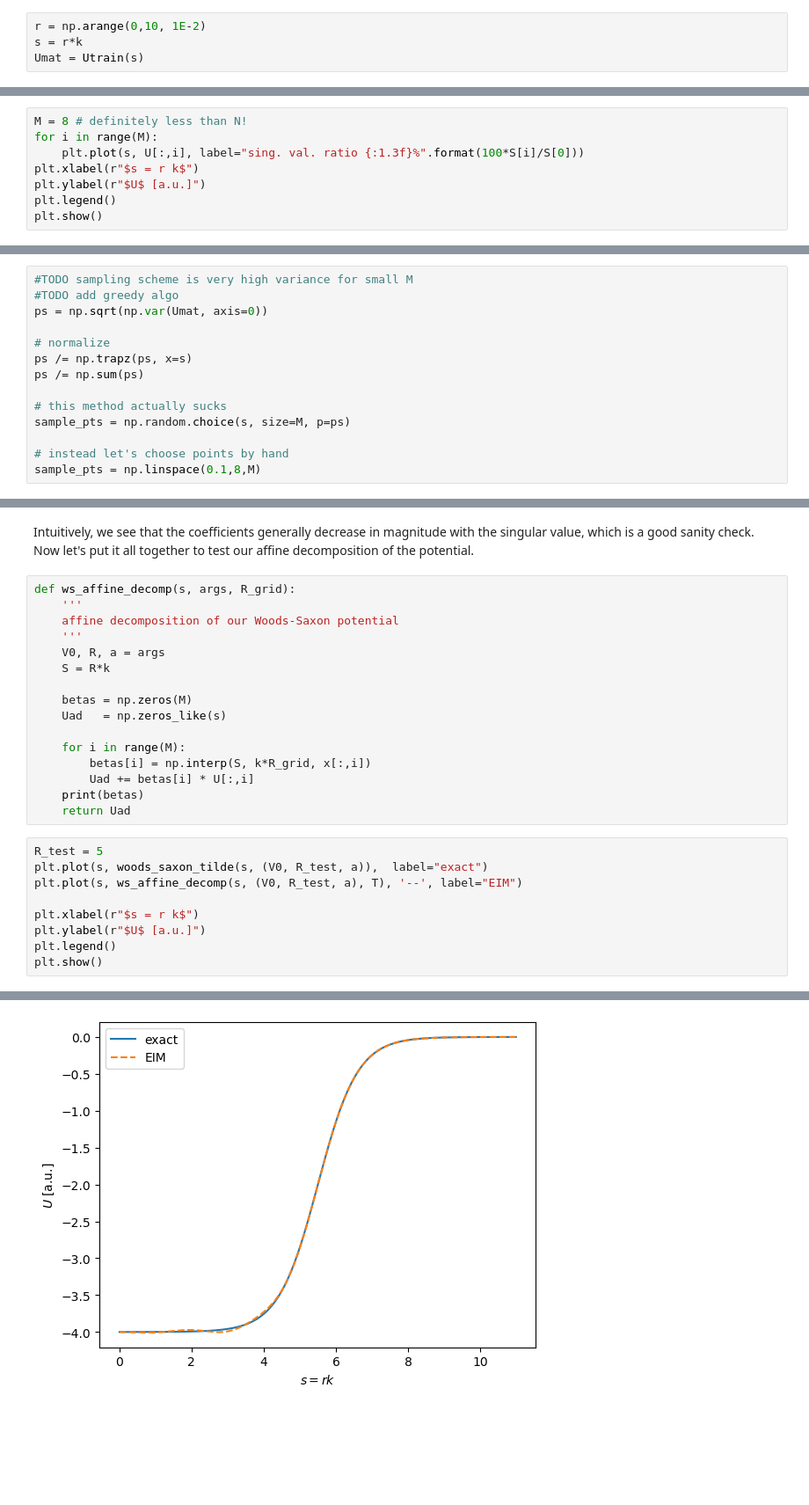
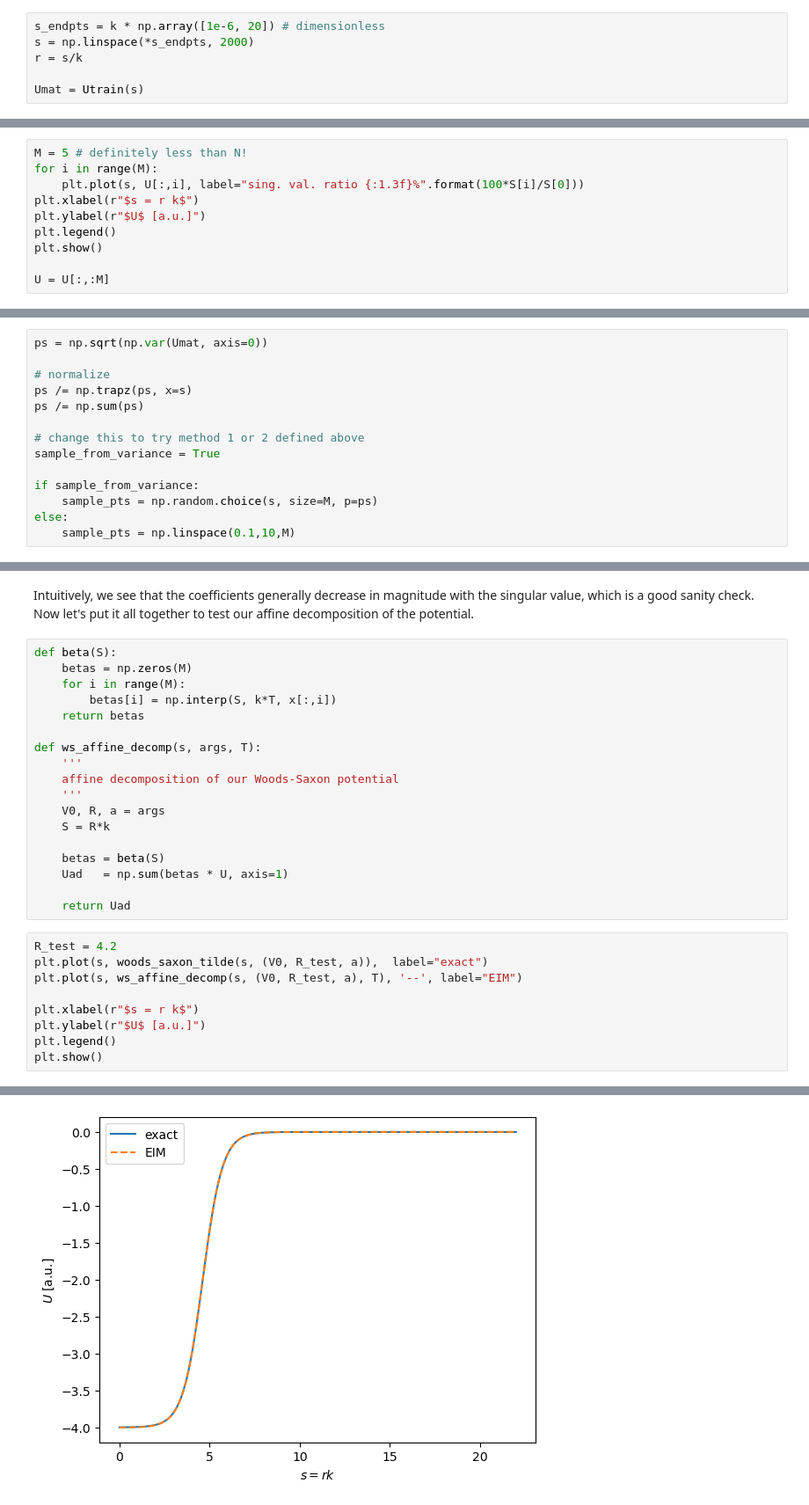
Before and after one commit to ascsn/nuclear-dimensionality-reduction-book, a Jupyter notebook: nuclear-rbm/scattering/eim.ipynb, the cells around one changed output, grey strips where cells are left out. Shown at 88% size. Drawn from its saved outputs; the diff is of its cells as text; blank space fills up the shorter version.

```diff
--- a/nuclear-rbm/scattering/eim.ipynb
+++ b/nuclear-rbm/scattering/eim.ipynb
@@ -86,8 +76,10 @@ def Utrain(s):
     SS = tmp.T + s
     return np.array([ woods_saxon_tilde(SS.T, (V0, TT, a)) ])[0].T
 # %%
-r = np.arange(0,10, 1E-2)
-s = r*k
+s_endpts = k * np.array([1e-6, 20]) # dimensionless
+s = np.linspace(*s_endpts, 2000)
+r = s/k
+
 Umat = Utrain(s)
 # %%
 for i in range(N):
@@ -112,11 +103,13 @@ plt.show()
 # %% [markdown]
 These singular values are dropping nicely; let's take only the first few.
 # %%
-M = 8 # definitely less than N!
+M = 5 # definitely less than N!
 for i in range(M):
     plt.plot(s, U[:,i], label="sing. val. ratio {:1.3f}%".format(100*S[i]/S[0]))
 plt.xlabel(r"$s = r k$")
 plt.ylabel(r"$U$ [a.u.]")
 plt.legend()
 plt.show()
+
+U = U[:,:M]
 # %% [output]
@@ -137,17 +135,17 @@ As a first pass, let's choose $M$ points, $s_k$, roughly sampled (by eye) this d
 # %%
-#TODO sampling scheme is very high variance for small M
-#TODO add greedy algo
 ps = np.sqrt(np.var(Umat, axis=0))
 
 # normalize
 ps /= np.trapz(ps, x=s)
 ps /= np.sum(ps)
 
-# this method actually sucks
-sample_pts = np.random.choice(s, size=M, p=ps)
+# change this to try method 1 or 2 defined above
+sample_from_variance = True
 
-# instead let's choose points by hand
-sample_pts = np.linspace(0.1,8,M)
+if sample_from_variance:
+    sample_pts = np.random.choice(s, size=M, p=ps)
+else:
+    sample_pts = np.linspace(0.1,10,M)
 # %%
 sample_pts
 # %% [output]
@@ -207,23 +204,25 @@ plt.show()
 # %% [markdown]
 Intuitively, we see that the coefficients generally decrease in magnitude with the singular value, which is a good sanity check. Now let's put it all together to test our affine decomposition of the potential.
 # %%
-def ws_affine_decomp(s, args, R_grid):
+def beta(S):
+    betas = np.zeros(M)
+    for i in range(M):
+        betas[i] = np.interp(S, k*T, x[:,i])
+    return betas
+
+def ws_affine_decomp(s, args, T):
     '''
     affine decomposition of our Woods-Saxon potential
     '''
     V0, R, a = args
     S = R*k
 
-    betas = np.zeros(M)
-    Uad   = np.zeros_like(s)
+    betas = beta(S)
+    Uad   = np.sum(betas * U, axis=1)
 
-    for i in range(M):
-        betas[i] = np.interp(S, k*R_grid, x[:,i])
-        Uad += betas[i] * U[:,i]
-    print(betas)
     return Uad
 # %%
-R_test = 5
+R_test = 4.2
 plt.plot(s, woods_saxon_tilde(s, (V0, R_test, a)),  label="exact")
 plt.plot(s, ws_affine_decomp(s, (V0, R_test, a), T), '--', label="EIM")
 
@@ -237,2 +234,2 @@ plt.show()
-[figure, old version]
+[figure, new version]
 # %% [markdown]
```
Also changed, not shown: parts of 35 cells of this notebook.
